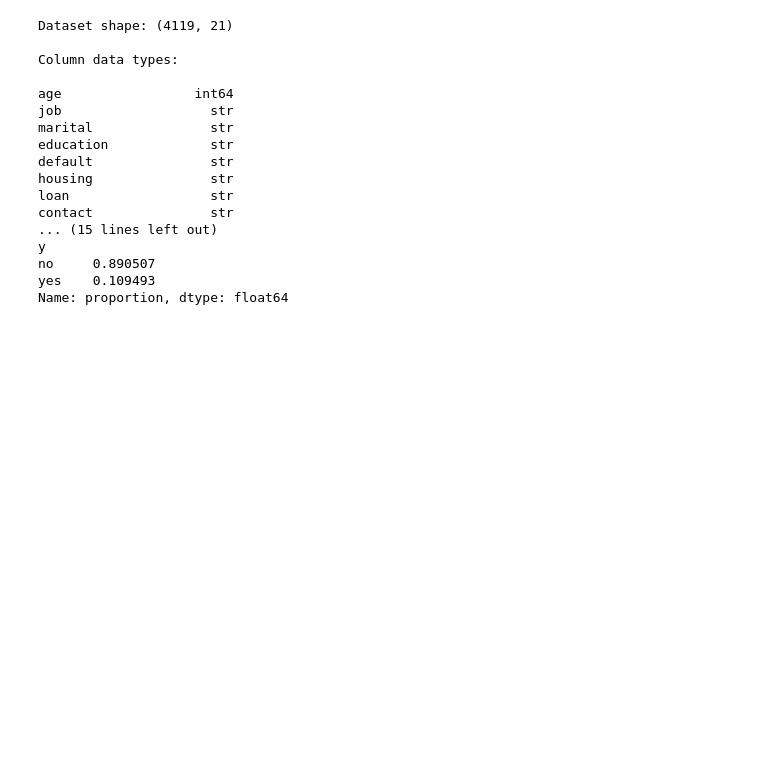
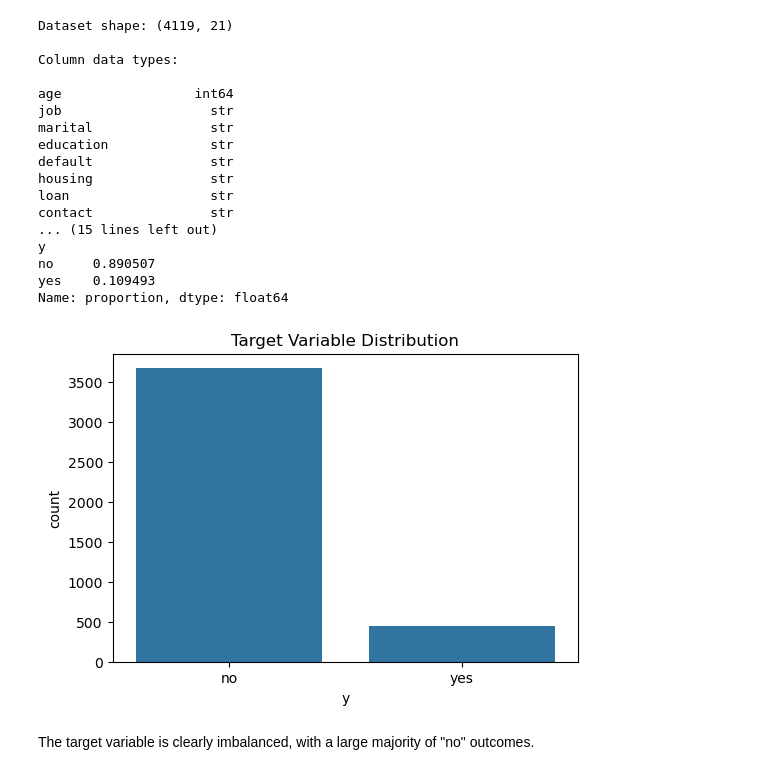
Before and after one commit to joseBouza17/ML-fundamentals-2026, a Jupyter notebook: notebooks/assignment_1_jose_bouza_femenia.ipynb, the cells around one changed output. Drawn from its saved outputs; the diff is of its cells as text; code cells hidden in the pictures; blank space fills up the shorter version.

Commit message:
Extend Task 1: visual exploration and AI-assisted plotting

```diff
--- a/notebooks/assignment_1_jose_bouza_femenia.ipynb
+++ b/notebooks/assignment_1_jose_bouza_femenia.ipynb
@@ -71,3 +61,13 @@ y
 no     0.890507
 yes    0.109493
 Name: proportion, dtype: float64
+# %%
+# Plot target distribution
+plt.figure(figsize=(6,4))
+sns.countplot(data=df, x="y")
+plt.title("Target Variable Distribution")
+plt.show()
+# %% [output]
+[figure, added]
+# %% [markdown]
+The target variable is clearly imbalanced, with a large majority of "no" outcomes.
```
Also changed, not shown: parts of 12 cells of this notebook.
